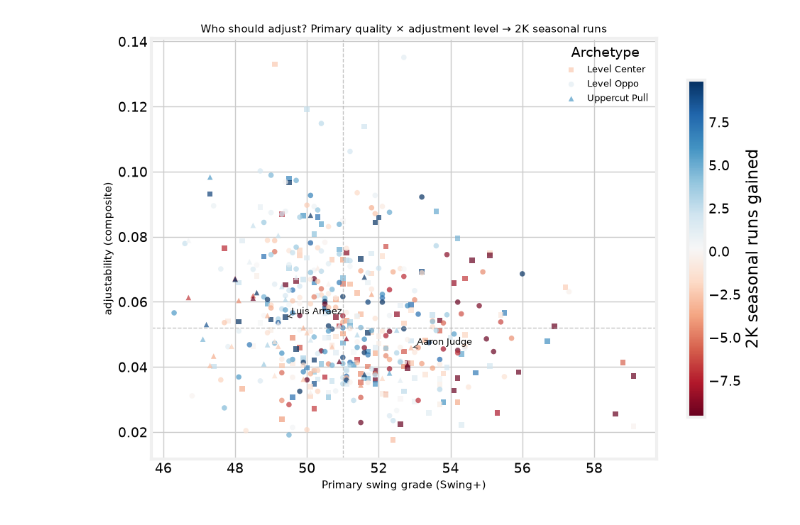
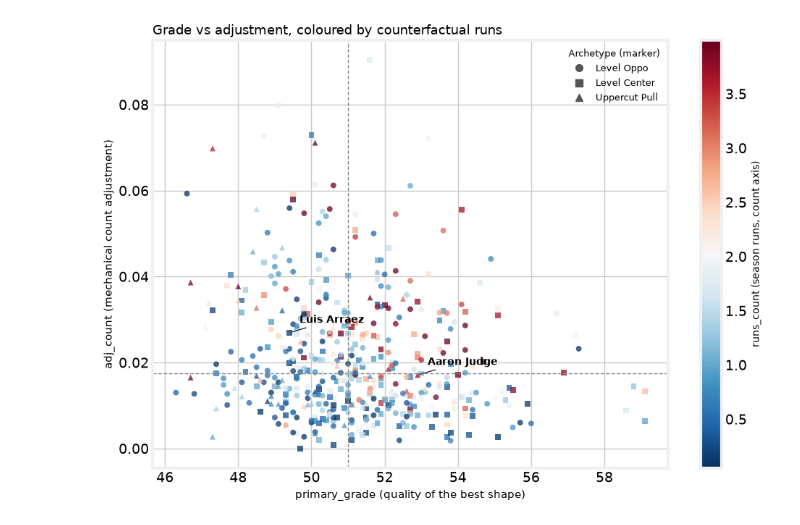
Before and after one commit to theoauyeung/swing_repetoire, a Jupyter notebook: src/optimal_adj_policy.ipynb, the cells around one changed output. Saved outputs shown, nothing was run; the diff lists cells and outputs as text; code cells hidden in the pictures.

```diff
--- a/src/optimal_adj_policy.ipynb
+++ b/src/optimal_adj_policy.ipynb
@@ -3,5 +16,9 @@
 # %%
+# Setup: paths + the shared white-background fivethirtyeight theme used by the other results
+# notebooks. Figures land in results/plots/adjustability/ alongside the R leaderboards.
 from pathlib import Path
+import re
+
 import numpy as np
 import pandas as pd
 import matplotlib.pyplot as plt
@@ -11,10 +28,13 @@ ROOT = next(p for p in [Path.cwd(), Path.cwd().parent] if (p / 'data').exists())
 DATA = ROOT / 'data'
 PLOTS = ROOT / 'results' / 'plots'
 
+# fivethirtyeight on white (grid color set explicitly; FT's default grid is white and vanishes).
 FT = ['fivethirtyeight', {'figure.facecolor': 'white', 'axes.facecolor': 'white',
                           'savefig.facecolor': 'white', 'grid.color': '#cbcbcb'}]
 
+
 def plot_path(name):
+    """Route a figure filename to its results/plots/<category> subfolder."""
     sub = ('adjustability' if (name.startswith('adjustability') or name.startswith('adj_'))
            else 'repertoire' if name.startswith('repertoire')
            else 'predictiveness')
@@ -22,9 +42,14 @@ def plot_path(name):
     d.mkdir(parents=True, exist_ok=True)
     return d / name
 
+
 df = pd.read_parquet(DATA / 'optimal_policy.parquet')
-df = df.dropna(subset=['season_runs_weighted', 'twostrike_rv_penalty'])
+judge = df[df['label'] == 'Aaron Judge'].iloc[0]
+arraez = df[df['label'] == 'Luis Arraez'].iloc[0]
+
 print(f'{len(df)} units loaded')
-print(df[['season_runs_weighted','season_runs_2k','season_runs_gamestate','season_runs_platoon']].describe().round(2))
+AXES = ['runs_total', 'runs_count', 'runs_gamestate', 'runs_platoon',
+        'runs_interaction', 'runs_total_2k', 'runs_per_swing']
+print(df[AXES].describe().loc[['mean', '50%', 'std', 'min', 'max']].round(4).to_string())
 # %% [output]
 471 units loaded
@@ -249,43 +431,46 @@ Each dot is a (batter, stand) unit. **x-axis**: primary swing grade — how good
 # %%
+# The 2x2 framing: how good the hitter's best shape already is (x) against how much he moves it (y),
+# coloured by season runs earned. Counting stat here on purpose -- this panel is the season-value view.
 from matplotlib.colors import Normalize
+from matplotlib.lines import Line2D
 
 ARCH_MARKERS = {'Level Oppo': 'o', 'Level Center': 's', 'Uppercut Pull': '^'}
-
-vmin = df['season_runs_2k'].quantile(0.05)
-vmax = df['season_runs_2k'].quantile(0.95)
+vmin, vmax = df['runs_count'].quantile(0.05), df['runs_count'].quantile(0.95)
 norm = Normalize(vmin=vmin, vmax=vmax)
-cmap = plt.get_cmap('RdBu')
+cmap = plt.get_cmap('RdBu_r')
 
 with plt.style.context(FT):
     fig, ax = plt.subplots(figsize=(10, 7))
+    for arch, g in df.groupby('archetype_name'):
+        ax.scatter(g['primary_grade'], g['adj_count'],
+                   c=[cmap(norm(v)) for v in g['runs_count']],
+                   marker=ARCH_MARKERS.get(arch, 'o'), s=32, alpha=0.75,
+                   edgecolors='none')
 
-    for arch, g in df.groupby('archetype_name'):
-        marker = ARCH_MARKERS.get(arch, 'o')
-        colors = [cmap(norm(v)) for v in g['season_runs_2k']]
-        ax.scatter(g['primary_grade'], g['adjustability'],
-                   c=colors, marker=marker, s=30, alpha=0.7, label=arch, edgecolors='none')
+    ax.axvline(df['primary_grade'].median(), color='#888', lw=1, ls='--')
+    ax.axhline(df['adj_count'].median(), color='#888', lw=1, ls='--')
 
-    # Annotate Judge and Arraez
-    for _, row in df[df['label'].str.contains('Judge|Arraez', na=False)].iterrows():
-        ax.annotate(row['label'],
-                    xy=(row['primary_grade'], row['adjustability']),
-                    xytext=(6, 3), textcoords='offset points', fontsize=9,
-                    arrowprops=dict(arrowstyle='->', color='#333', lw=0.8))
-
-    # Quadrant lines at medians
-    ax.axvline(df['primary_grade'].median(), color='#aaa', lw=1, ls='--', alpha=0.7)
-    ax.axhline(df['adjustability'].median(),     color='#aaa', lw=1, ls='--', alpha=0.7)
+    for name, row in [('Aaron Judge', judge), ('Luis Arraez', arraez)]:
+        ax.annotate(name, xy=(row['primary_grade'], row['adj_count']),
+                    xytext=(10, 10), textcoords='offset points', fontsize=10,
+                    fontweight='bold',
+                    arrowprops=dict(arrowstyle='-', color='#333', lw=1))
 
     sm = plt.cm.ScalarMappable(cmap=cmap, norm=norm)
     sm.set_array([])
-    fig.colorbar(sm, ax=ax, label='2K seasonal runs gained', shrink=0.8)
+    cb = fig.colorbar(sm, ax=ax)
+    cb.set_label('runs_count (season runs, count axis)', fontsize=10)
 
-    ax.set_xlabel('Primary swing grade (Swing+)', fontsize=11)
-    ax.set_ylabel('adjustability (composite)', fontsize=11)
-    ax.set_title('Who should adjust? Primary quality × adjustment level → 2K seasonal runs', fontsize=11)
-    ax.legend(title='Archetype', frameon=False, fontsize=9)
+    ax.set_xlabel('primary_grade (quality of the best shape)', fontsize=11)
+    ax.set_ylabel('adj_count (mechanical count adjustment)', fontsize=11)
+    ax.set_title('Grade vs adjustment, coloured by counterfactual runs',
+                 fontsize=13, loc='left')
+    handles = [Line2D([], [], marker=m, ls='none', color='#555', markersize=7, label=a)
+               for a, m in ARCH_MARKERS.items()]
+    leg = ax.legend(handles=handles, frameon=False, fontsize=9, title='Archetype (marker)')
+    leg.get_title().set_fontsize(9)
     fig.tight_layout()
-    fig.savefig(plot_path('adj_policy_quadrant.png'), dpi=130)
+    fig.savefig(plot_path('adj_policy_quadrant.png'), dpi=150, bbox_inches='tight')
     plt.show()
 # %% [output]
-[figure, old version]
+[figure, new version]
```
Also changed, not shown: parts of 25 cells of this notebook, 4 other files.
